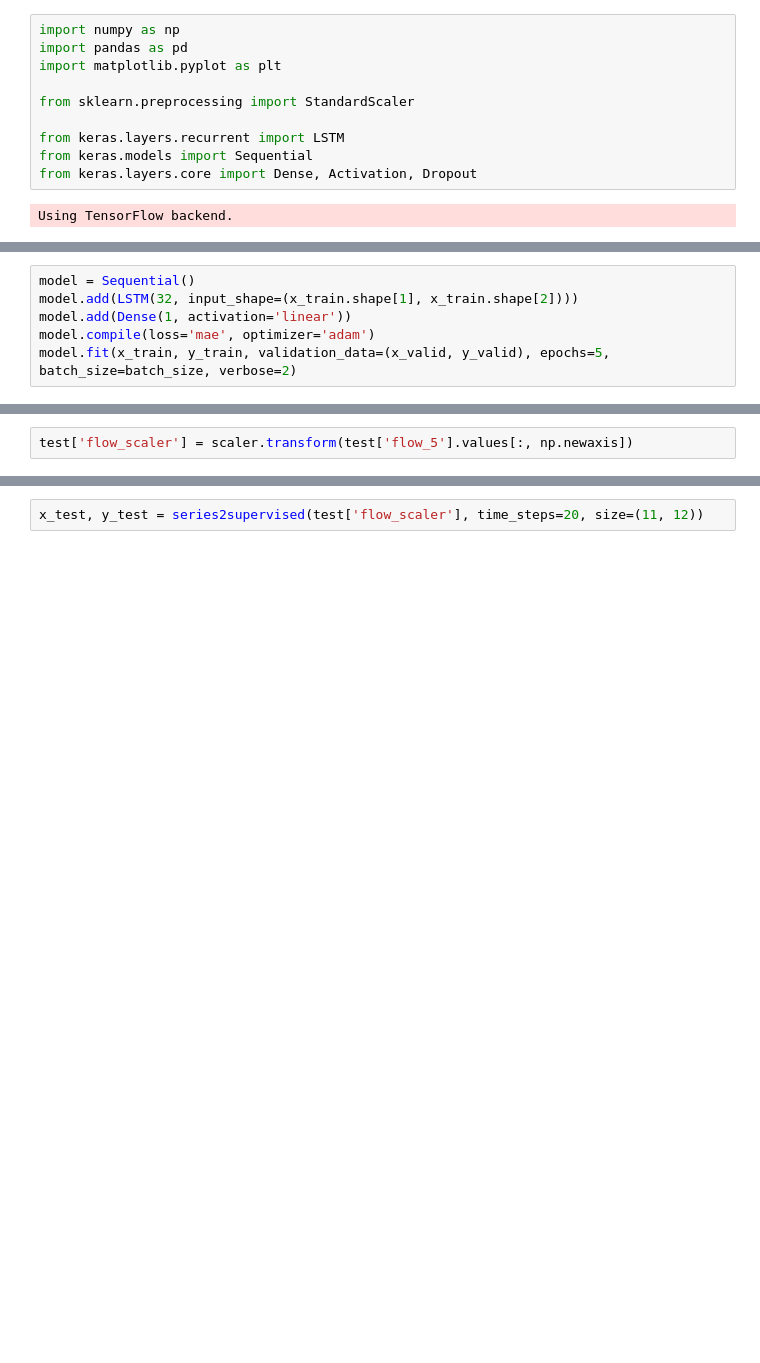
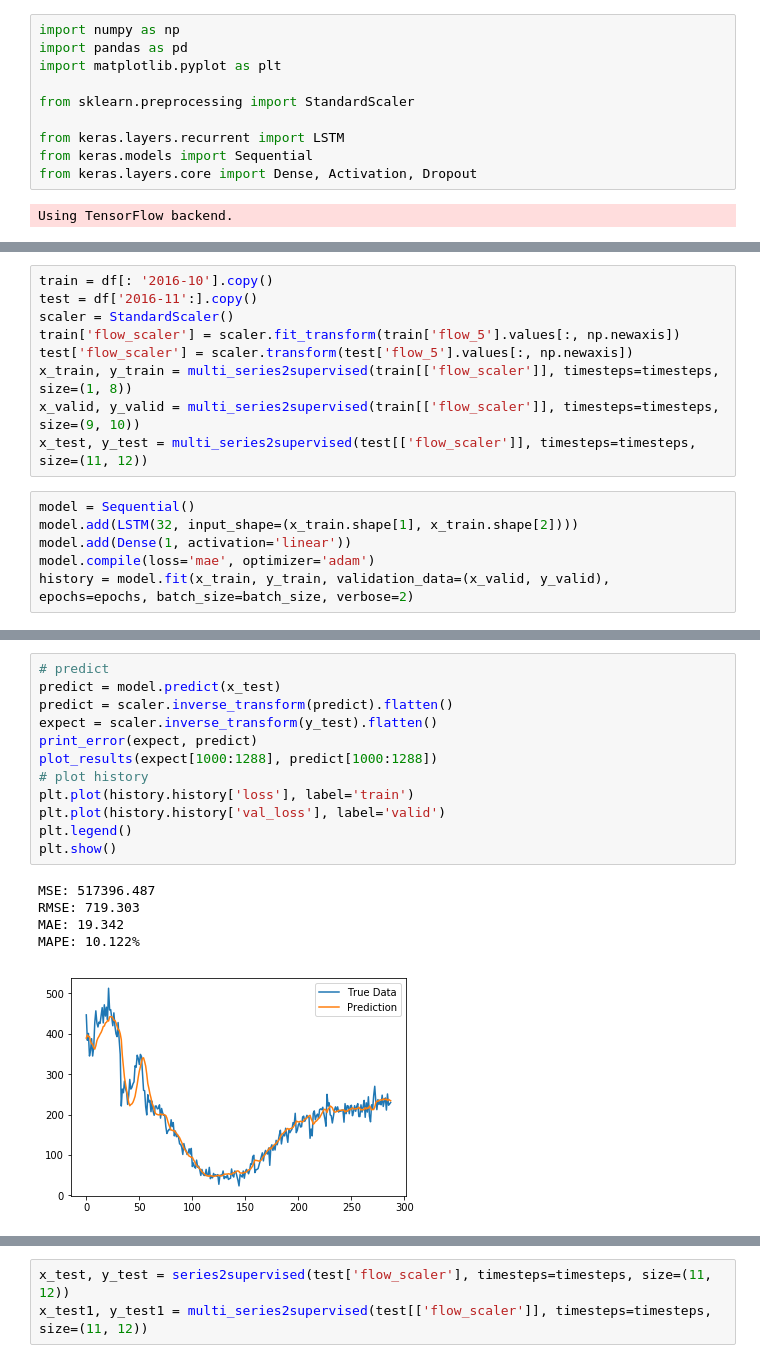
Before and after one commit to zydarChen/predict_17, a Jupyter notebook: PeMS/lstm.ipynb, the cells around one changed output, grey strips where cells are left out. Cells and saved outputs as stored; diff of their text form; blank space fills up the shorter version.

```diff
--- a/PeMS/lstm.ipynb
+++ b/PeMS/lstm.ipynb
@@ -42,7 +271,16 @@ batch_size = int(60/interval * 24 * 7)  # 每批处理一周数据
+# %%
+train = df[: '2016-10'].copy()
+test = df['2016-11':].copy()
+scaler = StandardScaler()
+train['flow_scaler'] = scaler.fit_transform(train['flow_5'].values[:, np.newaxis])
+test['flow_scaler'] = scaler.transform(test['flow_5'].values[:, np.newaxis])
+x_train, y_train = multi_series2supervised(train[['flow_scaler']], timesteps=timesteps, size=(1, 8))
+x_valid, y_valid = multi_series2supervised(train[['flow_scaler']], timesteps=timesteps, size=(9, 10))
+x_test, y_test = multi_series2supervised(test[['flow_scaler']], timesteps=timesteps, size=(11, 12))
 # %%
 model = Sequential()
 model.add(LSTM(32, input_shape=(x_train.shape[1], x_train.shape[2])))
 model.add(Dense(1, activation='linear'))
 model.compile(loss='mae', optimizer='adam')
-model.fit(x_train, y_train, validation_data=(x_valid, y_valid), epochs=5, batch_size=batch_size, verbose=2)
+history = model.fit(x_train, y_train, validation_data=(x_valid, y_valid), epochs=epochs, batch_size=batch_size, verbose=2)
 # %% [output]
@@ -61,2 +298,18 @@ Epoch 5/5
-# %%
-test['flow_scaler'] = scaler.transform(test['flow_5'].values[:, np.newaxis])
+# %%
+# predict
+predict = model.predict(x_test)
+predict = scaler.inverse_transform(predict).flatten()
+expect = scaler.inverse_transform(y_test).flatten()
+print_error(expect, predict)
+plot_results(expect[1000:1288], predict[1000:1288])
+# plot history
+plt.plot(history.history['loss'], label='train')
+plt.plot(history.history['val_loss'], label='valid')
+plt.legend()
+plt.show()
+# %% [output]
+MSE: 517396.487
+RMSE: 719.303
+MAE: 19.342
+MAPE: 10.122%
+[figure, added]
@@ -63,2 +317,3 @@ test['flow_scaler'] = scaler.transform(test['flow_5'].values[:, np.newaxis])
 # %%
-x_test, y_test = series2supervised(test['flow_scaler'], time_steps=20, size=(11, 12))
+x_test, y_test = series2supervised(test['flow_scaler'], timesteps=timesteps, size=(11, 12))
+x_test1, y_test1 = multi_series2supervised(test[['flow_scaler']], timesteps=timesteps, size=(11, 12))
```
Also changed, not shown: parts of 30 cells of this notebook, 20 other files.
